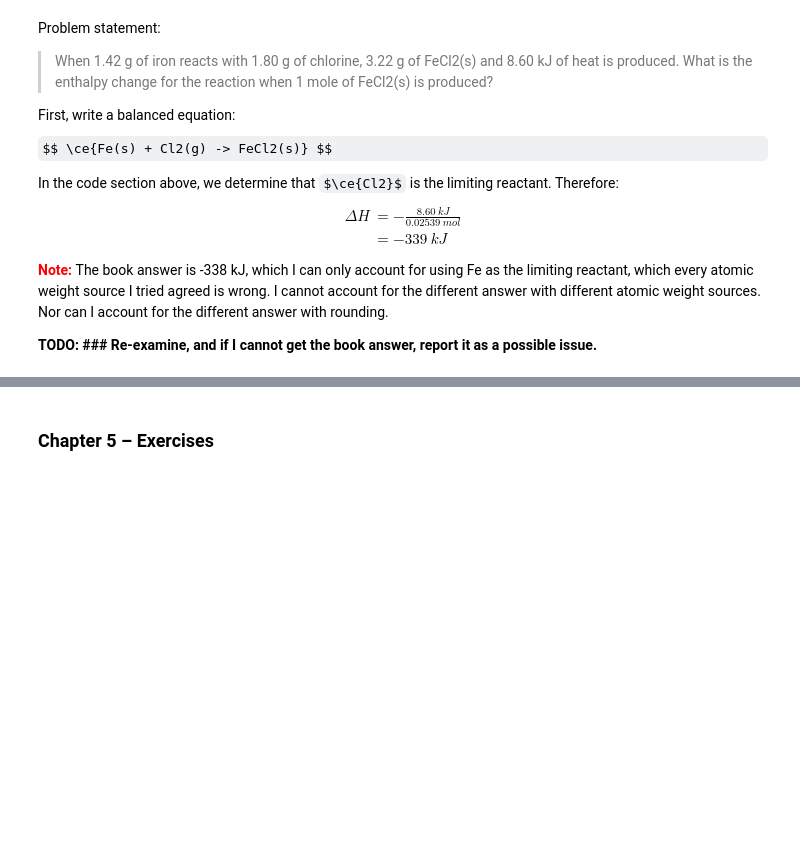
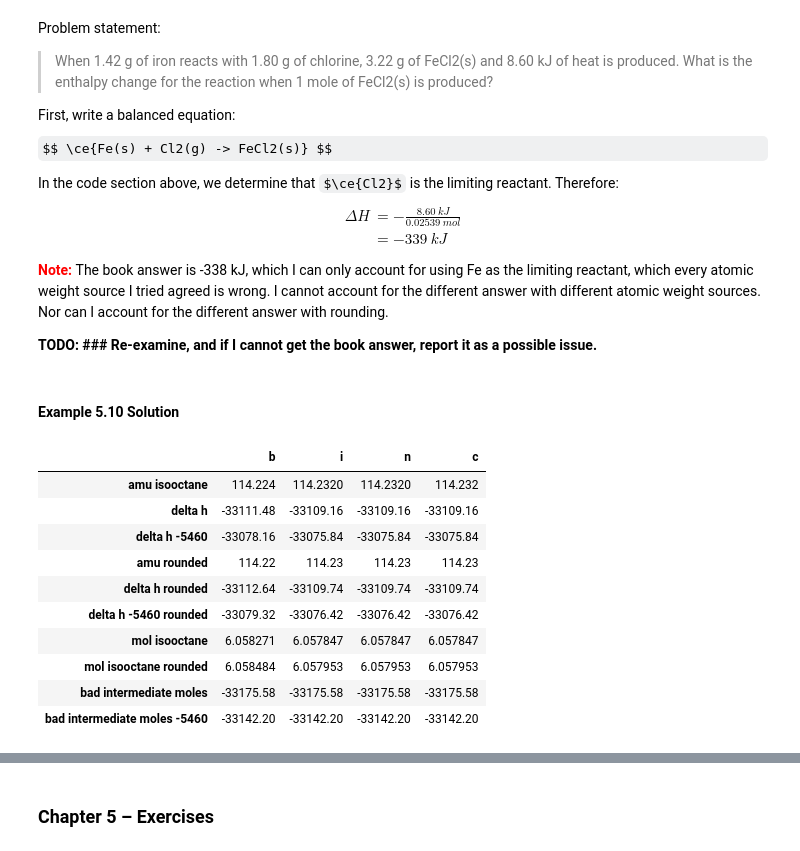
Before and after one commit to dean-e-peterson/python-misc, a Jupyter notebook: chem2e-ch5.ipynb, the cells around one changed output, grey strips where cells are left out. Saved outputs shown, nothing was run; the diff lists cells and outputs as text; code cells hidden in the pictures; some formulas as TeX source; blank space fills up the shorter version.

```diff
--- a/chem2e-ch5.ipynb
+++ b/chem2e-ch5.ipynb
@@ -450,3 +453,35 @@ $$ \begin{align}
 <strong style="color:red">Note: </strong> The book answer is -338 kJ, which I can only account for using Fe as the limiting reactant, which every atomic weight source I tried agreed is wrong.  I cannot account for the different answer with different atomic weight sources.  Nor can I account for the different answer with rounding.
 
 **TODO: ### Re-examine, and if I cannot get the book answer, report it as a possible issue.**
+# %% [markdown]
+#### Example 5.10 Solution
+# %%
+def example5_10_sol(s):
+    with localcontext(prec = 7):
+        io_amu = s.C*8 + s.H*18
+        io_amu_round = round(io_amu, 2)
+        return {
+            'amu isooctane': io_amu,
+            'delta h': 1 * 10**3 * Decimal('0.692') / io_amu * Decimal('-5465.5'),
+            'delta h -5460': 1 * 10**3 * Decimal('0.692') / io_amu * Decimal('-5460'),
+            'amu rounded': io_amu_round,
+            'delta h rounded': 1 * 10**3 * Decimal('0.692') / io_amu_round * Decimal('-5465.5'),
+            'delta h -5460 rounded': 1 * 10**3 * Decimal('0.692') / io_amu_round * Decimal('-5460'),
+            'mol isooctane': 1 * 10**3 * Decimal('0.692') / io_amu,
+            'mol isooctane rounded': 1 * 10**3 * Decimal('0.692') / io_amu_round,
+            'bad intermediate moles': Decimal('6.07') * Decimal('-5465.5'),
+            'bad intermediate moles -5460': Decimal('6.07') * Decimal('-5460'),
+        }
+compares(example5_10_sol)
+# %% [output]
+|  | b | i | n | c |
+| amu isooctane | 114.224 | 114.2320 | 114.2320 | 114.232 |
+| delta h | -33111.48 | -33109.16 | -33109.16 | -33109.16 |
+| delta h -5460 | -33078.16 | -33075.84 | -33075.84 | -33075.84 |
+| amu rounded | 114.22 | 114.23 | 114.23 | 114.23 |
+| delta h rounded | -33112.64 | -33109.74 | -33109.74 | -33109.74 |
+| delta h -5460 rounded | -33079.32 | -33076.42 | -33076.42 | -33076.42 |
+| mol isooctane | 6.058271 | 6.057847 | 6.057847 | 6.057847 |
+| mol isooctane rounded | 6.058484 | 6.057953 | 6.057953 | 6.057953 |
+| bad intermediate moles | -33175.58 | -33175.58 | -33175.58 | -33175.58 |
+| bad intermediate moles -5460 | -33142.20 | -33142.20 | -33142.20 | -33142.20 |
```
Also changed, not shown: parts of 18 cells of this notebook, 1 other file.
